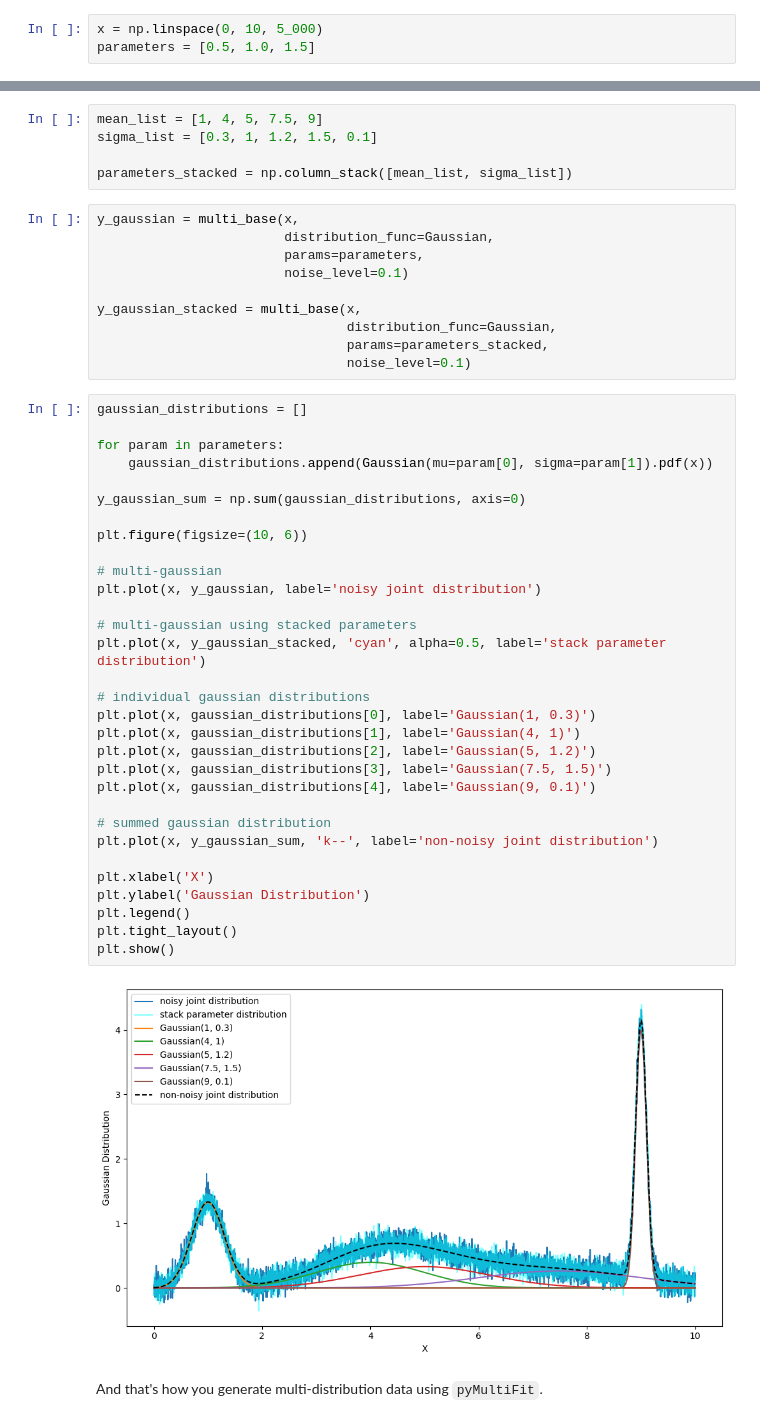
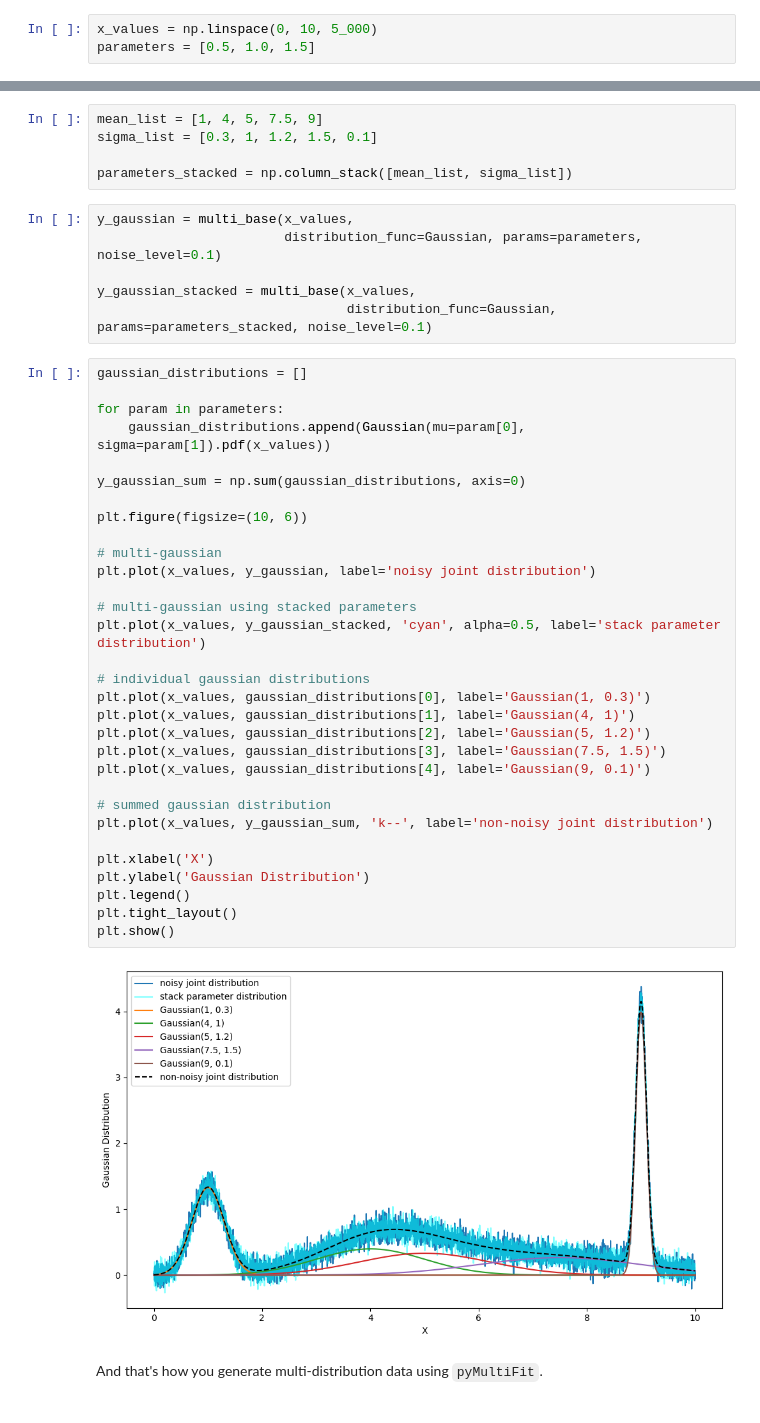
Before and after one commit to syedalimohsinbukhari/pyMultiFit, a Jupyter notebook: tutorials/002__generator_class.ipynb, the cells around one changed output, grey strips where cells are left out. Saved outputs shown, nothing was run; the diff lists cells and outputs as text.

```diff
--- a/tutorials/002__generator_class.ipynb
+++ b/tutorials/002__generator_class.ipynb
@@ -66,7 +66,7 @@ In the case of our exponential distribution, we only need one parameter, $\lambd
     <strong>Note:</strong> Although in this example the parameters are passed as <strong>list of floats</strong> instead of the intended <strong>list of tuples of floats</strong> this is because the distribution only requires a single parameter. This will not work with distributions using multiple parameters, as will be demonstrated in the next example.
 </div>
 # %%
-x = np.linspace(0, 10, 5_000)
+x_values = np.linspace(0, 10, 5_000)
 parameters = [0.5, 1.0, 1.5]
 # %% [markdown]
 The parameters for the distribution **should** always be passed as a tuple of parameters, even if it is a single parameter.
@@ -171,47 +171,43 @@ sigma_list = [0.3, 1, 1.2, 1.5, 0.1]
 
 parameters_stacked = np.column_stack([mean_list, sigma_list])
 # %%
-y_gaussian = multi_base(x,
-                        distribution_func=Gaussian,
-                        params=parameters,
-                        noise_level=0.1)
+y_gaussian = multi_base(x_values,
+                        distribution_func=Gaussian, params=parameters, noise_level=0.1)
 
-y_gaussian_stacked = multi_base(x,
-                                distribution_func=Gaussian,
-                                params=parameters_stacked,
-                                noise_level=0.1)
+y_gaussian_stacked = multi_base(x_values,
+                                distribution_func=Gaussian, params=parameters_stacked, noise_level=0.1)
 # %%
 gaussian_distributions = []
 
 for param in parameters:
-    gaussian_distributions.append(Gaussian(mu=param[0], sigma=param[1]).pdf(x))
+    gaussian_distributions.append(Gaussian(mu=param[0], sigma=param[1]).pdf(x_values))
 
 y_gaussian_sum = np.sum(gaussian_distributions, axis=0)
 
 plt.figure(figsize=(10, 6))
 
 # multi-gaussian
-plt.plot(x, y_gaussian, label='noisy joint distribution')
+plt.plot(x_values, y_gaussian, label='noisy joint distribution')
 
 # multi-gaussian using stacked parameters
-plt.plot(x, y_gaussian_stacked, 'cyan', alpha=0.5, label='stack parameter distribution')
+plt.plot(x_values, y_gaussian_stacked, 'cyan', alpha=0.5, label='stack parameter distribution')
 
 # individual gaussian distributions
-plt.plot(x, gaussian_distributions[0], label='Gaussian(1, 0.3)')
-plt.plot(x, gaussian_distributions[1], label='Gaussian(4, 1)')
-plt.plot(x, gaussian_distributions[2], label='Gaussian(5, 1.2)')
-plt.plot(x, gaussian_distributions[3], label='Gaussian(7.5, 1.5)')
-plt.plot(x, gaussian_distributions[4], label='Gaussian(9, 0.1)')
+plt.plot(x_values, gaussian_distributions[0], label='Gaussian(1, 0.3)')
+plt.plot(x_values, gaussian_distributions[1], label='Gaussian(4, 1)')
+plt.plot(x_values, gaussian_distributions[2], label='Gaussian(5, 1.2)')
+plt.plot(x_values, gaussian_distributions[3], label='Gaussian(7.5, 1.5)')
+plt.plot(x_values, gaussian_distributions[4], label='Gaussian(9, 0.1)')
 
 # summed gaussian distribution
-plt.plot(x, y_gaussian_sum, 'k--', label='non-noisy joint distribution')
+plt.plot(x_values, y_gaussian_sum, 'k--', label='non-noisy joint distribution')
 
 plt.xlabel('X')
 plt.ylabel('Gaussian Distribution')
 plt.legend()
 plt.tight_layout()
 plt.show()
 # %% [output]
-[figure, old version]
+[figure, new version]
 # %% [markdown]
 And that's how you generate multi-distribution data using `pyMultiFit`.
```
Also changed, not shown: parts of 3 cells of this notebook, 18 other files.
